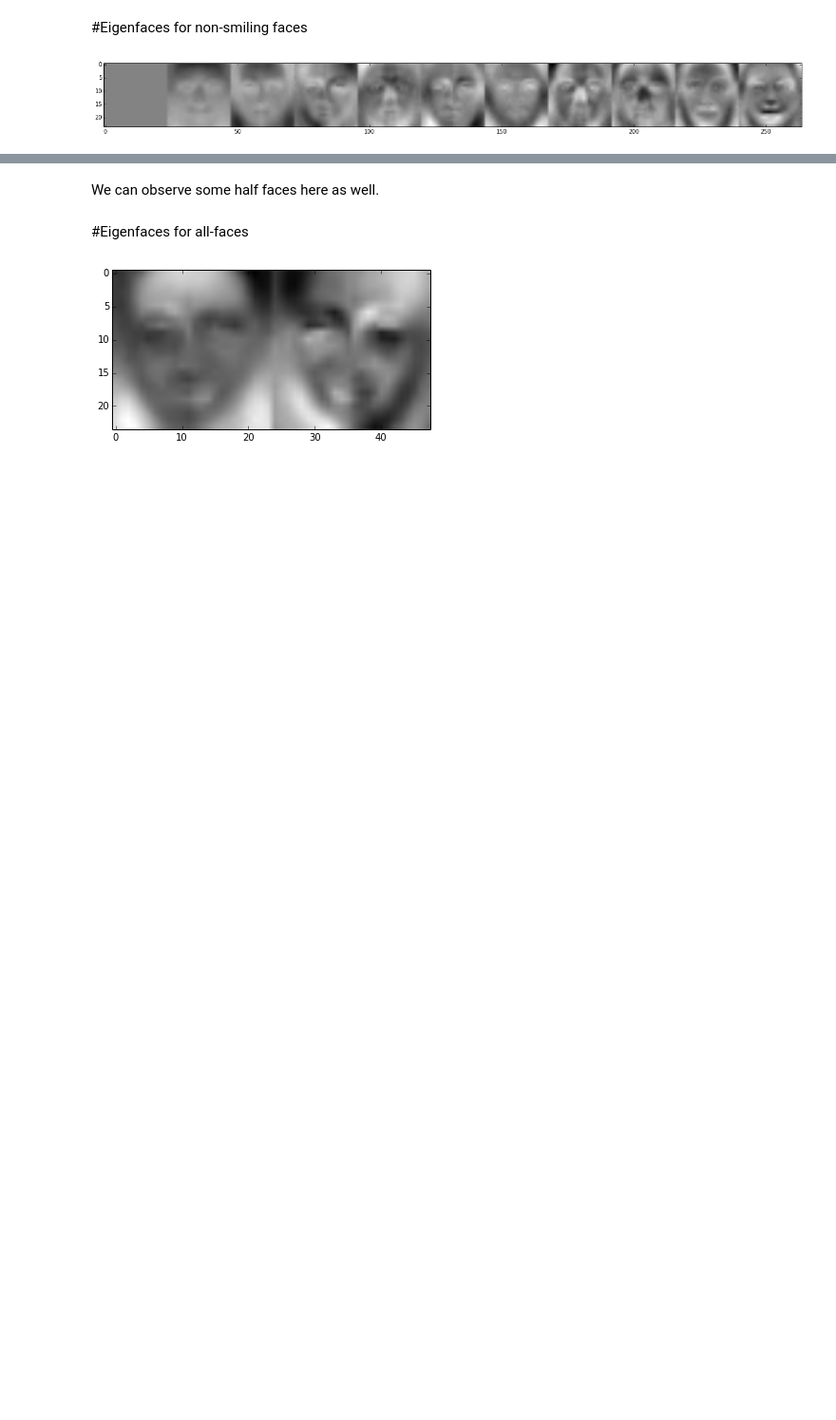
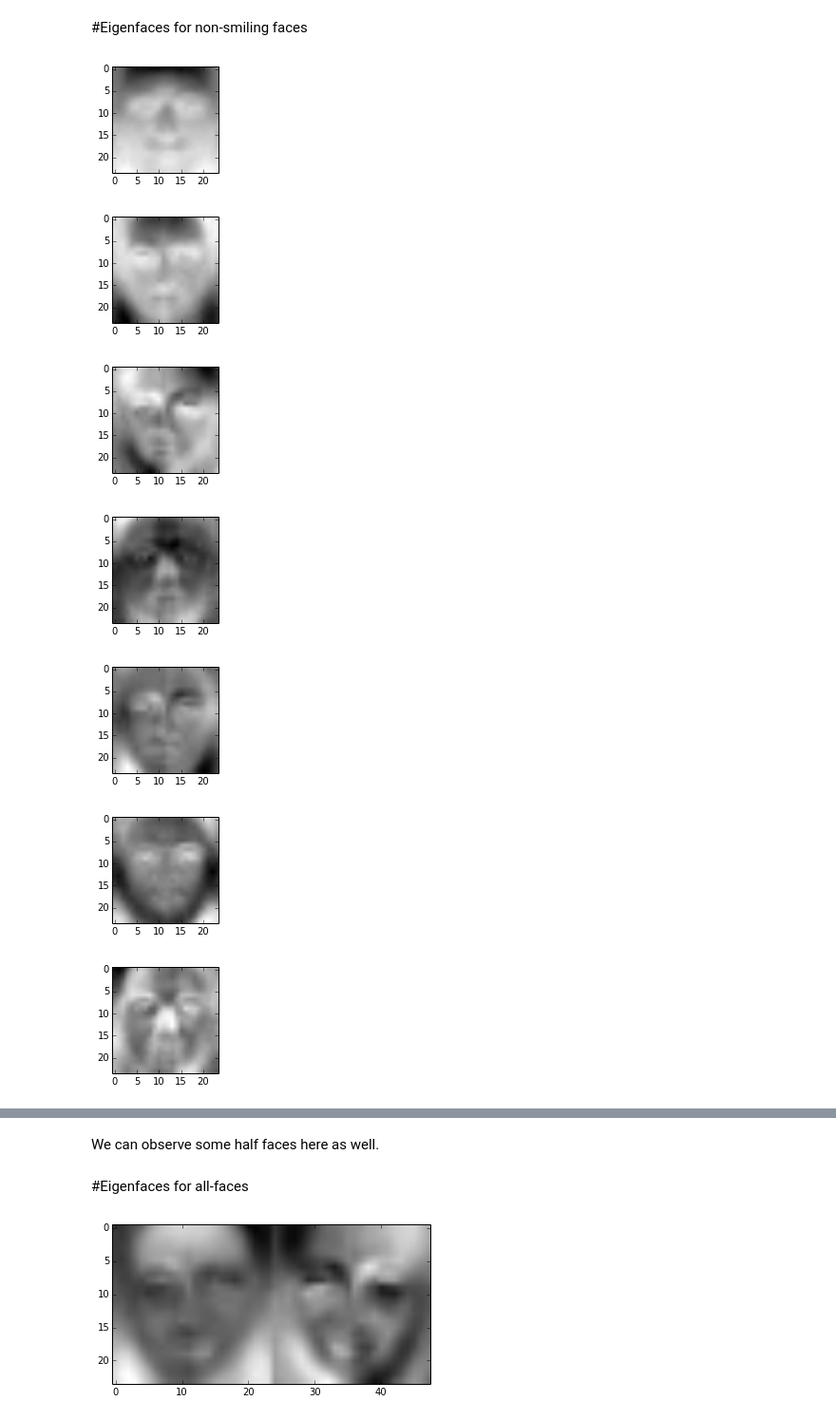
Before and after one commit to ArkAung/Eigenfaces, a Jupyter notebook: Eigenfaces.ipynb, the cells around one changed output, grey strips where cells are left out. Shown at 95% size. Drawn from its saved outputs; the diff is of its cells as text; code cells hidden in the pictures; blank space fills up the shorter version.

```diff
--- a/Eigenfaces.ipynb
+++ b/Eigenfaces.ipynb
@@ -62,16 +69,20 @@ The third picture (please ignore the first grey one - bad programming practice)
 # %%
     nonsmilingFaces, nonsmilingLabels = filterFaces(trainingFaces, trainingLabels, 'nonsmile')
     eigFaces = genEigVectors(nonsmilingFaces)
 
     num_images = 10
 
     image = np.zeros((24,24))
     for i in range(num_images):
         reshaped_eigFaces = np.reshape(eigFaces[:,i],(24,24))
         real_reshaped = np.real(reshaped_eigFaces)
-        image = np.concatenate((image, real_reshaped), axis=1)
-
-    plt.figure(figsize=(200,2))
-    plt.show(plt.imshow(image, cmap='gray'))
+        plt.figure(figsize=(100,2))
+        plt.show(plt.imshow(real_reshaped, cmap='gray'))
 # %% [output]
-[figure, old version]
+[figure, new version]
+[figure, added]
+[figure, added]
+[figure, added]
+[figure, added]
+[figure, added]
+[figure, added]
```
Also changed, not shown: parts of 4 cells of this notebook.
